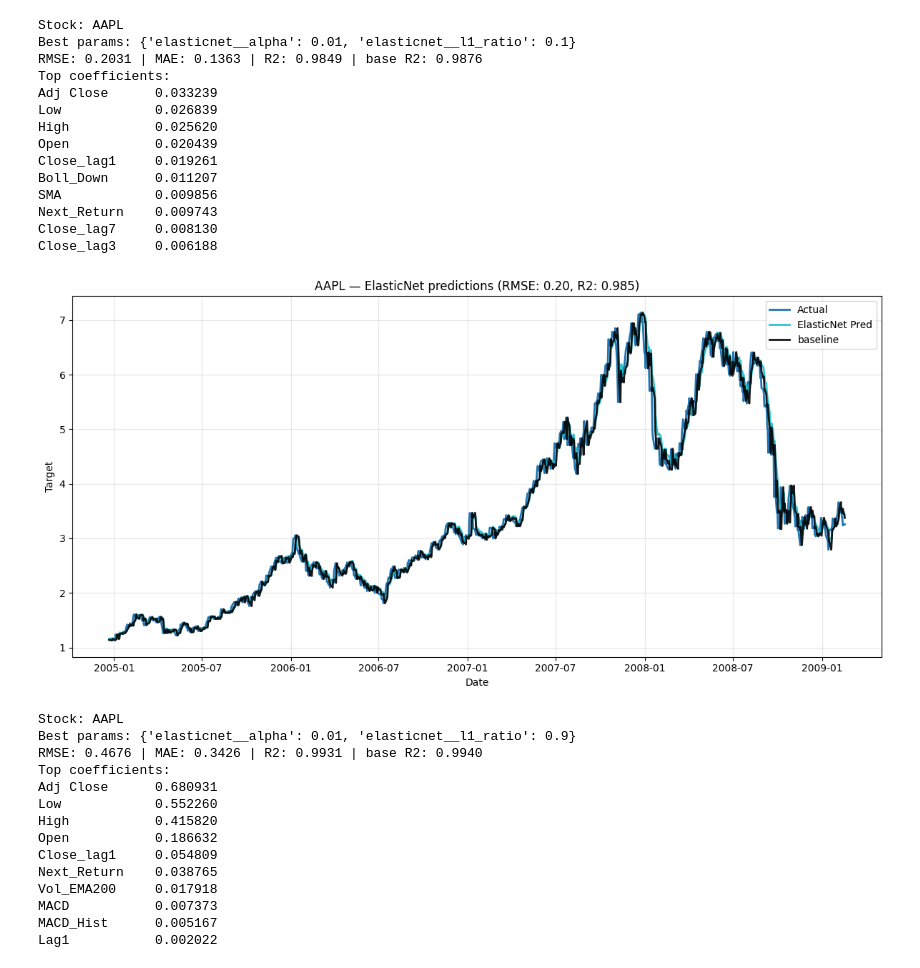
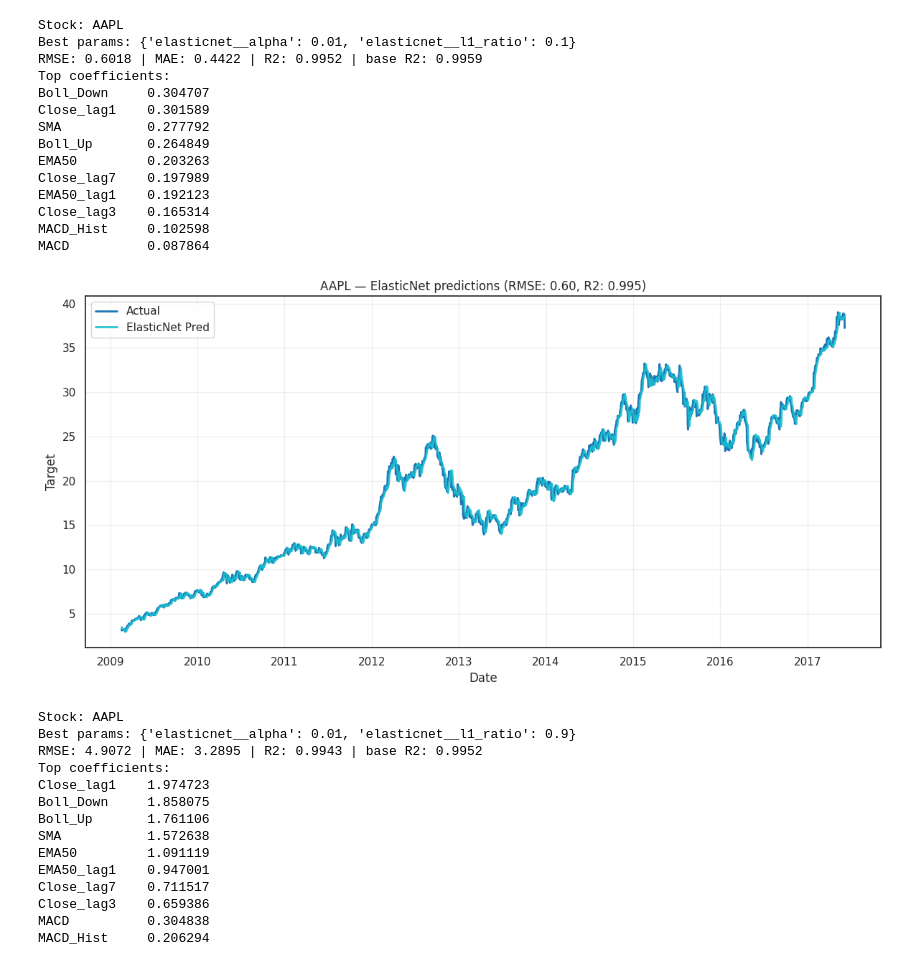
Before and after one commit to UniAlessioM/MarGui-Project, a Jupyter notebook: PricePrediction.ipynb, the cells around one changed output. Cells and saved outputs as stored; diff of their text form; code cells hidden in the pictures.

```diff
--- a/PricePrediction.ipynb
+++ b/PricePrediction.ipynb
@@ -48,3 +101,21 @@ for train_idx, test_idx in tscv.split(X):
+# %%
+#Data set
+X = df[ pos_features.index]
+Y = df["Train"]
+tscv = TimeSeriesSplit(n_splits=2)
+
+data_set = []
+for train_idx, test_idx in tscv.split(X):
+    X_train, X_test = X.iloc[train_idx], X.iloc[test_idx]
+    Y_train, Y_test = Y.iloc[train_idx], Y.iloc[test_idx]
+
+    data_set.append({
+        "X_train": X_train.drop(columns=["Close"]).copy(),
+        "X_test": X_test.drop(columns=["Close"]).copy(),
+        "Y_train": Y_train.copy(),
+        "Y_test": Y_test.copy(),
+        "Reality": X_test["Close"].copy()
+    })
 # %%
 #Lasso regression
 for data in data_set:
@@ -291,6 +241,5 @@ Close_lag7    0.059356
 # %%
 # Elatic-net
-
 for data in data_set:
     pipe = make_pipeline(StandardScaler(), ElasticNet(random_state=42, max_iter=20000))
 
@@ -311,57 +260,57 @@ for data in data_set:
     base = r2_score(data["Y_test"], data["Reality"])
 
     print(f"Stock: {stock}")
     print(f"Best params: {gs.best_params_}")
     print(f"RMSE: {rmse:.4f} | MAE: {mae:.4f} | R2: {r2:.4f} | base R2: {base:.4f}")
 
     # display top coefficients
     try:
         enet = best.named_steps['elasticnet']
         coefs = pd.Series(enet.coef_, index=data["X_train"].columns)
         print("Top coefficients:")
         print(coefs.abs().sort_values(ascending=False).head(10).to_string())
     except Exception:
         pass
 
     # plot actual vs predicted
     plt.figure(figsize=(12,6))
     plt.plot(data["Y_test"].index, data["Y_test"], label='Actual', color='#1f77b4', linewidth=2)
     plt.plot(data["Y_test"].index, y_pred, label='ElasticNet Pred', color='#17becf', linewidth=2, alpha=0.9)
-    plt.plot(data["Y_test"].index, data["Reality"], label='baseline', color='#000000', linewidth=2, alpha=0.9)
+    #plt.plot(data["Y_test"].index, data["Reality"], label='baseline', color='#000000', linewidth=2, alpha=0.9)
     plt.title(f"{stock} — ElasticNet predictions (RMSE: {rmse:.2f}, R2: {r2:.3f})")
     plt.xlabel("Date")
     plt.ylabel("Target")
     plt.legend()
     plt.grid(alpha=0.3)
     plt.tight_layout()
     plt.show()
 # %% [output]
 Stock: AAPL
 Best params: {'elasticnet__alpha': 0.01, 'elasticnet__l1_ratio': 0.1}
-RMSE: 0.2031 | MAE: 0.1363 | R2: 0.9849 | base R2: 0.9876
+RMSE: 0.6018 | MAE: 0.4422 | R2: 0.9952 | base R2: 0.9959
 Top coefficients:
-Adj Close      0.033239
-Low            0.026839
-High           0.025620
-Open           0.020439
-Close_lag1     0.019261
-Boll_Down      0.011207
-SMA            0.009856
-Next_Return    0.009743
-Close_lag7     0.008130
-Close_lag3     0.006188
+Boll_Down     0.304707
+Close_lag1    0.301589
+SMA           0.277792
+Boll_Up       0.264849
+EMA50         0.203263
+Close_lag7    0.197989
+EMA50_lag1    0.192123
+Close_lag3    0.165314
+MACD_Hist     0.102598
+MACD          0.087864
-[figure, old version]
+[figure, new version]
 Stock: AAPL
 Best params: {'elasticnet__alpha': 0.01, 'elasticnet__l1_ratio': 0.9}
-RMSE: 0.4676 | MAE: 0.3426 | R2: 0.9931 | base R2: 0.9940
+RMSE: 4.9072 | MAE: 3.2895 | R2: 0.9943 | base R2: 0.9952
 Top coefficients:
-Adj Close      0.680931
-Low            0.552260
-High           0.415820
-Open           0.186632
-Close_lag1     0.054809
-Next_Return    0.038765
-Vol_EMA200     0.017918
-MACD           0.007373
-MACD_Hist      0.005167
-Lag1           0.002022
+Close_lag1    1.974723
+Boll_Down     1.858075
+Boll_Up       1.761106
+SMA           1.572638
+EMA50         1.091119
+EMA50_lag1    0.947001
+Close_lag7    0.711517
+Close_lag3    0.659386
+MACD          0.304838
+MACD_Hist     0.206294
```
Also changed, not shown: parts of 8 cells of this notebook, 1 other file.
